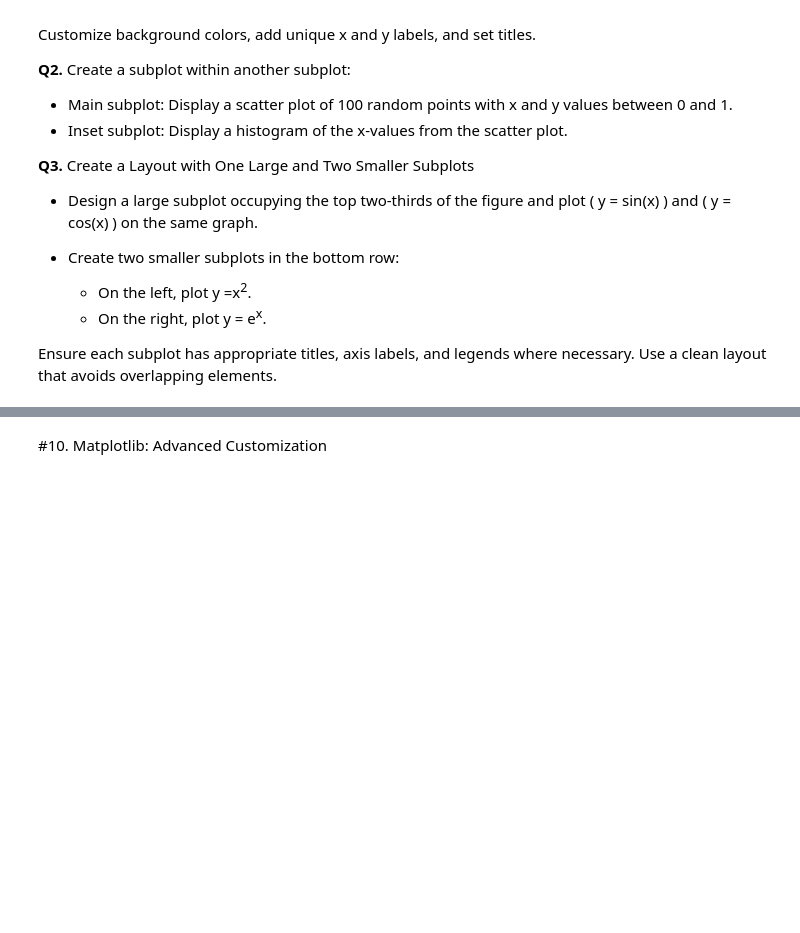
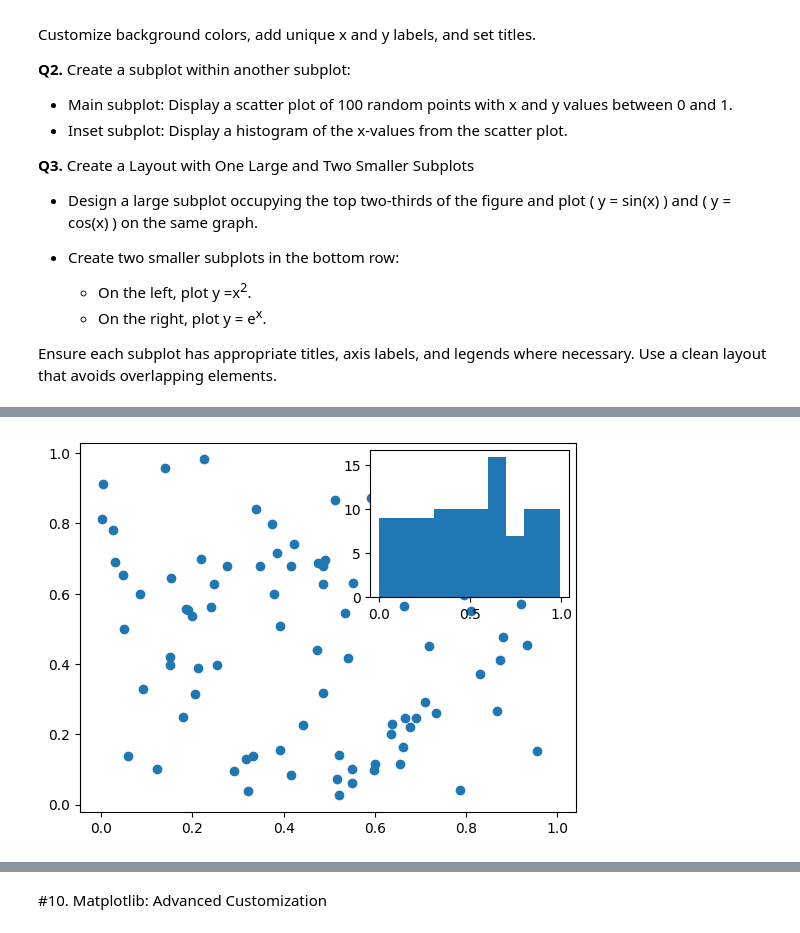
Before and after one commit to ishaank17/PSDV-Grp-ES-114-, a Jupyter notebook: Lab2/Lab2.ipynb, the cells around one changed output, grey strips where cells are left out. Drawn from its saved outputs; the diff is of its cells as text; code cells hidden in the pictures; blank space fills up the shorter version.

```diff
--- a/Lab2/Lab2.ipynb
+++ b/Lab2/Lab2.ipynb
@@ -845,0 +895,14 @@ Ensure each subplot has appropriate titles, axis labels, and legends where neces
+# %%
+# Create a subplot within another subplot:
+# - Main subplot: Display a scatter plot of 100 random points with x and y values between 0 and 1.
+# - Inset subplot: Display a histogram of the x-values from the scatter plot.
+from mpl_toolkits.axes_grid1.inset_locator import inset_axes
+x=np.random.random(size=100)
+y=np.random.random(size=100)
+fig,axes=plt.subplots()
+axes.scatter(x,y)
+ax1=inset_axes(axes,"40%","40%",loc="upper right",)
+ax1.hist(x)
+plt.show()
+# %% [output]
+[figure, added]
```
Also changed, not shown: parts of 6 cells of this notebook.
